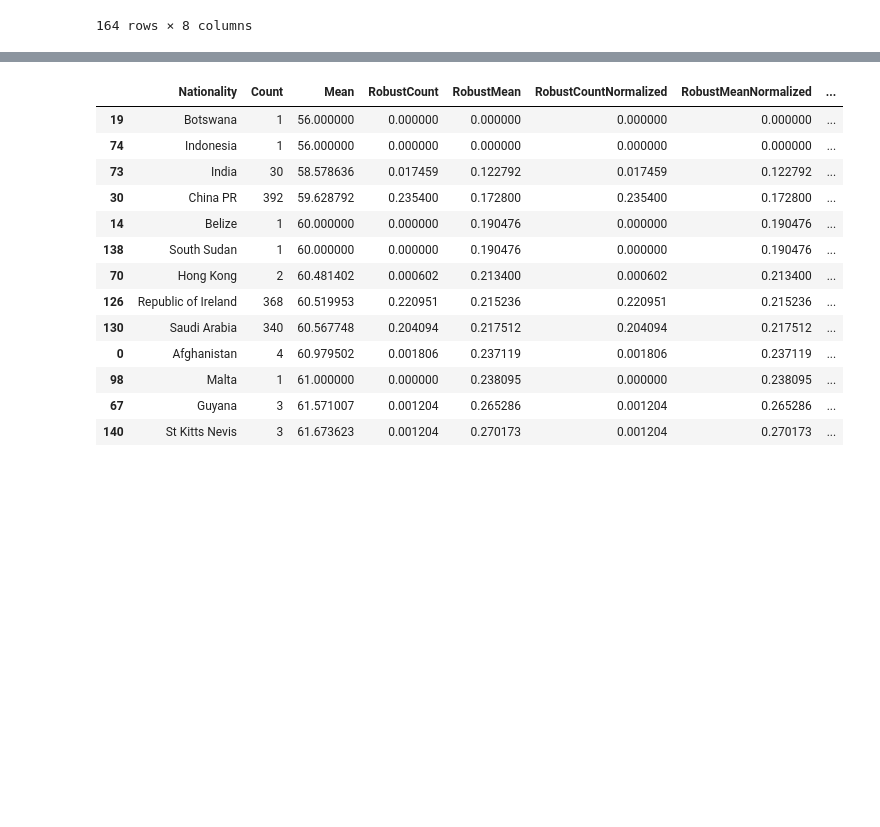
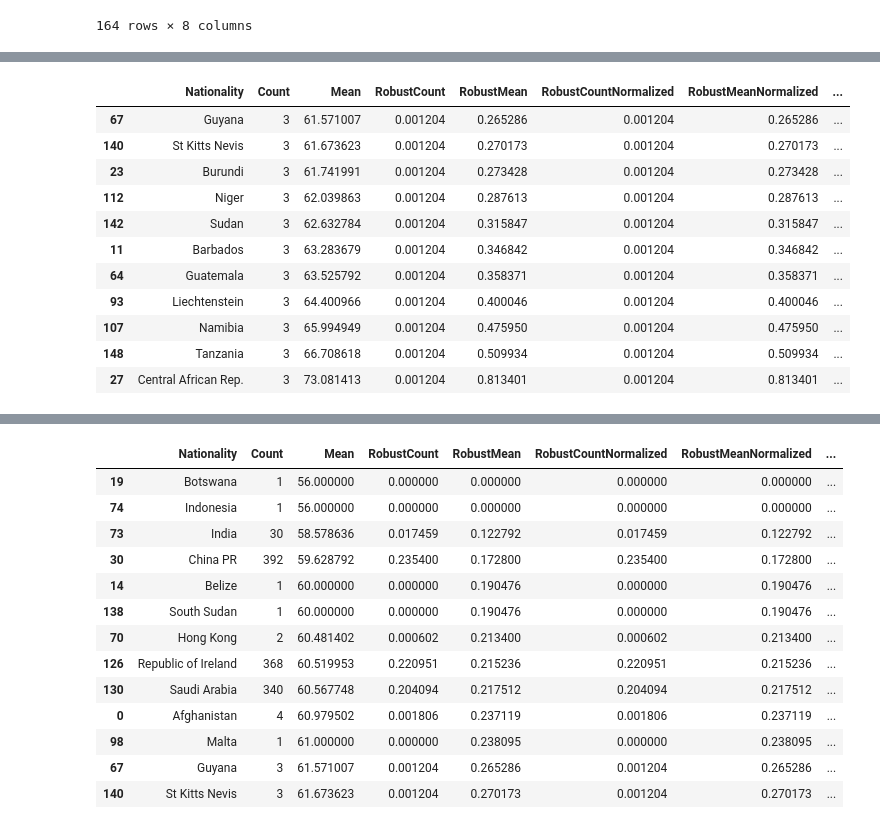
Before and after one commit to GAPPLabs/DataScienceProject, a Jupyter notebook: Proyecto.ipynb, the cells around one changed output, grey strips where cells are left out. Drawn from its saved outputs; the diff is of its cells as text; code cells hidden in the pictures; blank space fills up the shorter version.

```diff
--- a/Proyecto.ipynb
+++ b/Proyecto.ipynb
@@ -171,0 +137,15 @@ normalizedDataset.sort_values('Mean', ascending=True).head(n=60)
+# %%
+subsets[2].sort_values('Mean', ascending=True)
+# %% [output]
+|  | Nationality | Count | Mean | RobustCount | RobustMean | RobustCountNormalized | RobustMeanNormalized | ... |
+| 67 | Guyana | 3 | 61.571007 | 0.001204 | 0.265286 | 0.001204 | 0.265286 | ... |
+| 140 | St Kitts Nevis | 3 | 61.673623 | 0.001204 | 0.270173 | 0.001204 | 0.270173 | ... |
+| 23 | Burundi | 3 | 61.741991 | 0.001204 | 0.273428 | 0.001204 | 0.273428 | ... |
+| 112 | Niger | 3 | 62.039863 | 0.001204 | 0.287613 | 0.001204 | 0.287613 | ... |
+| 142 | Sudan | 3 | 62.632784 | 0.001204 | 0.315847 | 0.001204 | 0.315847 | ... |
+| 11 | Barbados | 3 | 63.283679 | 0.001204 | 0.346842 | 0.001204 | 0.346842 | ... |
+| 64 | Guatemala | 3 | 63.525792 | 0.001204 | 0.358371 | 0.001204 | 0.358371 | ... |
+| 93 | Liechtenstein | 3 | 64.400966 | 0.001204 | 0.400046 | 0.001204 | 0.400046 | ... |
+| 107 | Namibia | 3 | 65.994949 | 0.001204 | 0.475950 | 0.001204 | 0.475950 | ... |
+| 148 | Tanzania | 3 | 66.708618 | 0.001204 | 0.509934 | 0.001204 | 0.509934 | ... |
+| 27 | Central African Rep. | 3 | 73.081413 | 0.001204 | 0.813401 | 0.001204 | 0.813401 | ... |
```
Also changed, not shown: parts of 16 cells of this notebook.
